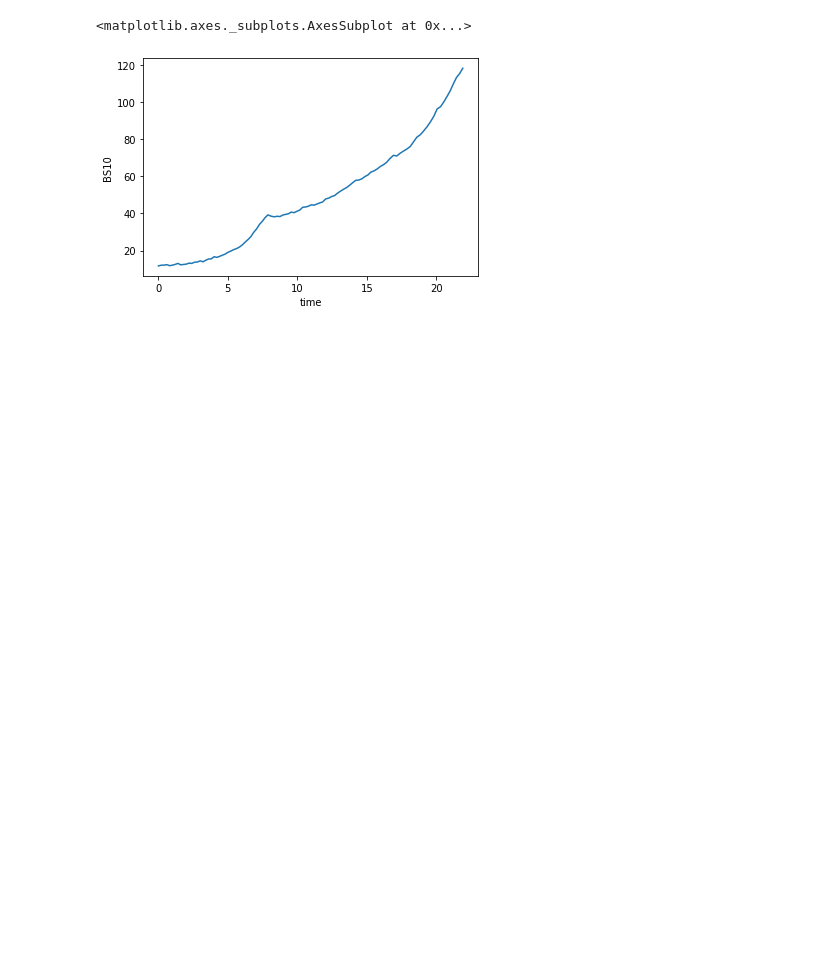
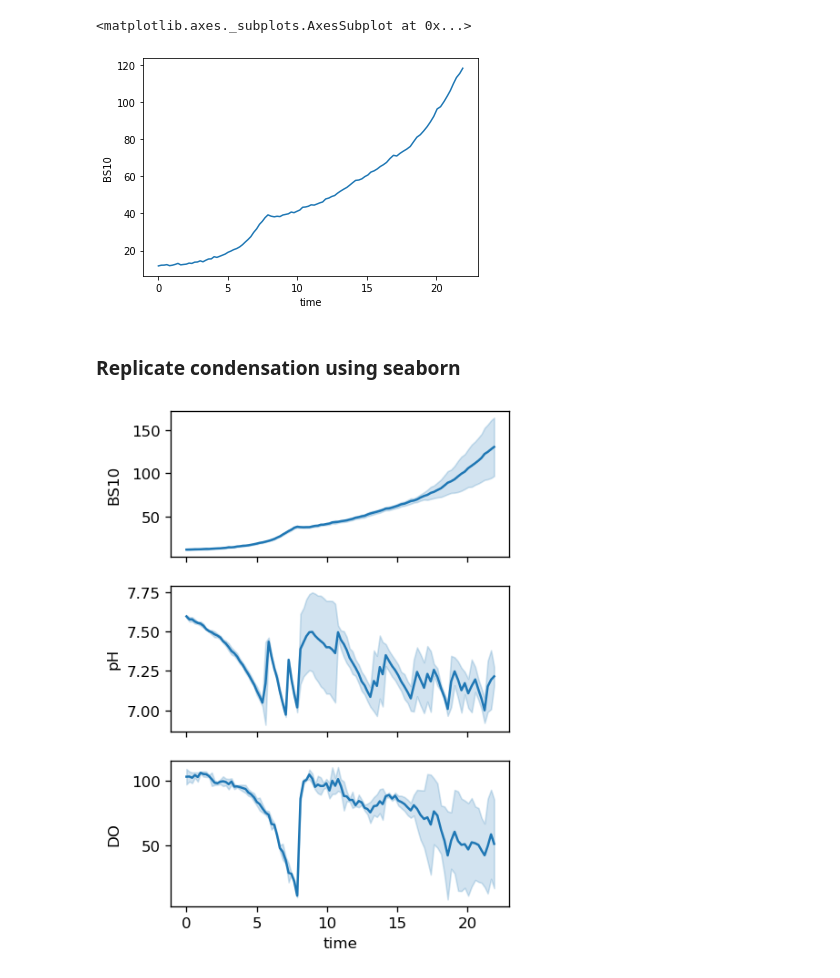
Before and after one commit to JuBiotech/bletl, a Jupyter notebook: examples/BioLectorOne_NarrowData.ipynb, the cells around one changed output. Saved outputs shown, nothing was run; the diff lists cells and outputs as text; code cells hidden in the pictures; blank space fills up the shorter version.

```diff
--- a/examples/BioLectorOne_NarrowData.ipynb
+++ b/examples/BioLectorOne_NarrowData.ipynb
@@ -22,6 +22,6 @@ bldata
 # %% [markdown]
 ### Get narrow data
 # %%
-narrow = bldata.get_narrow_data()
+narrow = bldata.get_unified_narrow_data()
 narrow.head()
 # %% [output]
@@ -42,3 +38,16 @@ seaborn.lineplot(data=narrow.groupby('well').get_group('A01'), x='time', y='BS10
 # %% [output]
 <matplotlib.axes._subplots.AxesSubplot at 0x...>
 [figure]
+# %% [markdown]
+### Replicate condensation using seaborn
+# %%
+replicate_group = ['A01', 'B01', 'C01']
+sub = narrow.query('well in @replicate_group')
+
+fig, ax = pyplot.subplots(3, figsize=(4,6), sharex=True, dpi=120)
+seaborn.lineplot(data=sub, x='time', y='BS10', ci='sd', ax=ax[0])
+seaborn.lineplot(data=sub, x='time', y='pH', ci='sd', ax=ax[1])
+seaborn.lineplot(data=sub, x='time', y='DO', ci='sd', ax=ax[2])
+fig.align_ylabels()
+# %% [output]
+[figure, added]
```
Also changed, not shown: parts of 3 cells of this notebook.
